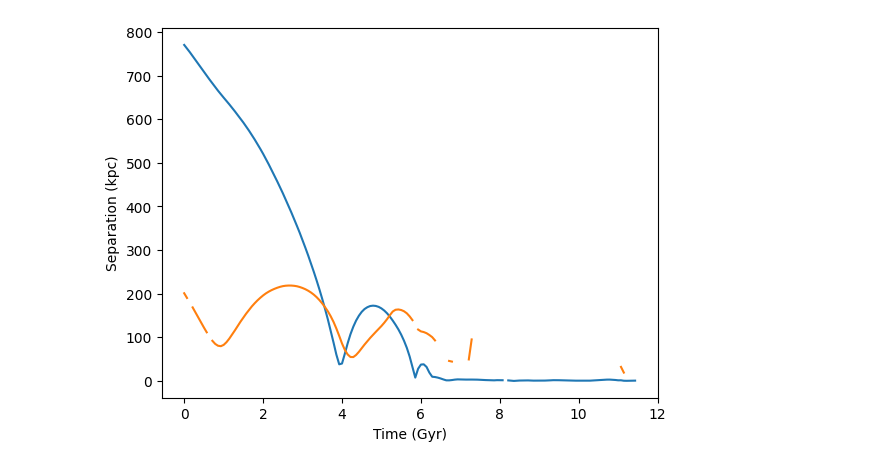
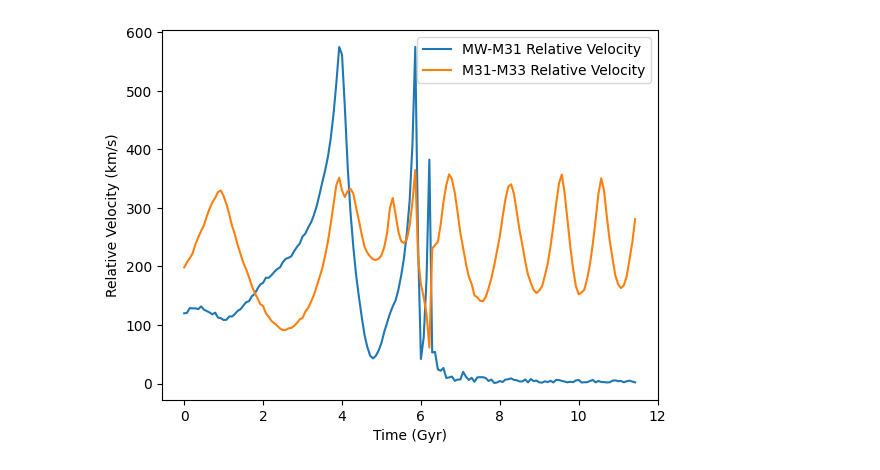
Before and after one commit to coltonq112358/ASTR400B, a Jupyter notebook: Homeworks/Homework6/OrbitCOM.ipynb, the cells around one changed output. Drawn from its saved outputs; the diff is of its cells as text; code cells hidden in the pictures.

Commit message:
Made the graphs nicer.'

```diff
--- a/Homeworks/Homework6/OrbitCOM.ipynb
+++ b/Homeworks/Homework6/OrbitCOM.ipynb
@@ -122,11 +139,12 @@ vel_M31_M33 = np.linalg.norm(orbit_M31_vel - orbit_M33_vel, axis=1)
 # %%
-# Plot the Orbit of the galaxies
+# Plot the orbital velocities of the galaxies
 #################################
 fig, ax = plt.subplots()
-ax.plot(orbit_MW['t'], sep_MW_M31)
-ax.plot(orbit_M31['t'], sep_M31_M33)
+ax.plot(orbit_MW['t'], vel_MW_M31, label="MW-M31 Relative Velocity")
+ax.plot(orbit_M31['t'], vel_M31_M33, label="M31-M33 Relative Velocity")
 ax.set_xlabel('Time (Gyr)')
-ax.set_ylabel('Separation (kpc)')
+ax.set_ylabel('Relative Velocity (km/s)')
+ax.legend()
 plt.show()
 # %% [output]
-[figure, old version]
+[figure, new version]
```
Also changed, not shown: parts of 13 cells of this notebook, 5 other files.
